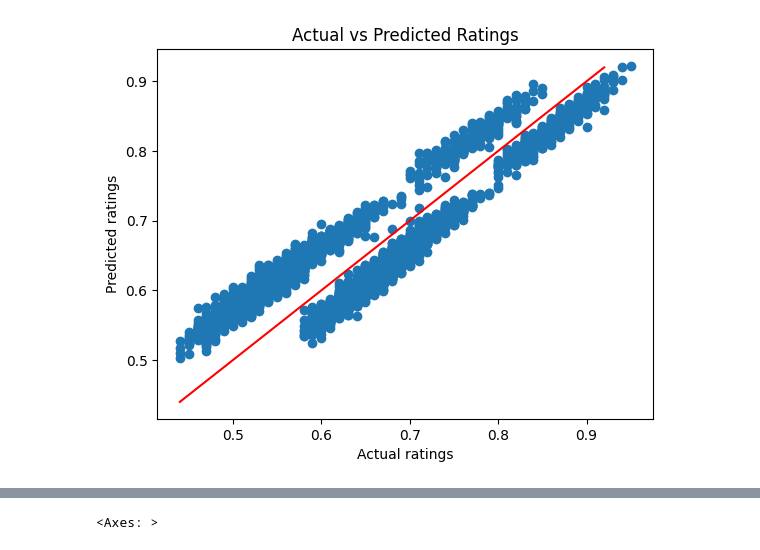
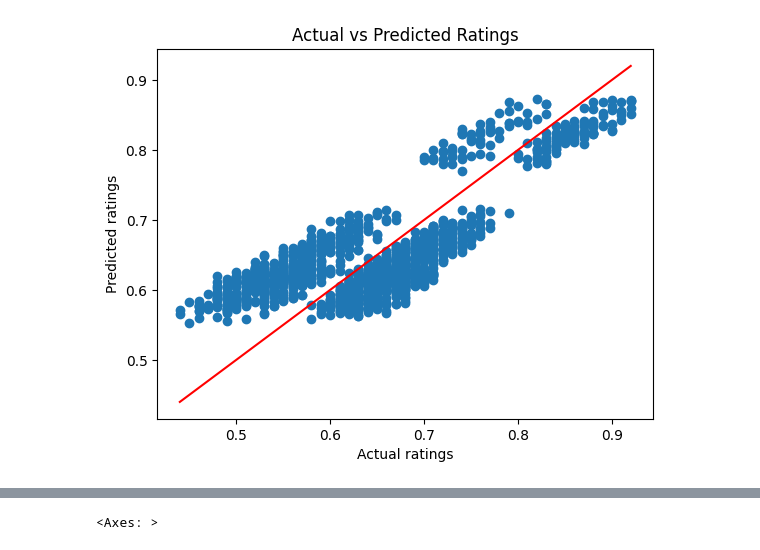
Before and after one commit to ssd2008/Reshis, a Jupyter notebook: catboost.ipynb, the cells around one changed output, grey strips where cells are left out. Cells and saved outputs as stored; diff of their text form; code cells hidden in the pictures.

```diff
--- a/catboost.ipynb
+++ b/catboost.ipynb
@@ -31,0 +61,12 @@ df = df.astype({col: 'int' for col in df.select_dtypes(include='bool').columns})
+# %%
+cat = 'short_nm'
+L = df[cat].unique().tolist()
+for vuz in L:
+    val = df[df[cat] == vuz]['score'].mean()
+    if val < 0.64:
+        df[cat].replace({vuz: '1'}, inplace=True)
+    else:
+        df[cat].replace({vuz: '-1'}, inplace=True)
+df[cat] = df[cat].astype(int)
+df['score'].hist()
+df.drop('score', axis=1, inplace=True)
@@ -47,7 +90,7 @@ test_pool = Pool(data=X_test, label=y_test, cat_features=categorical_features)
 # %%
 # Создаем модель CatBoost для регрессии
 model = CatBoostRegressor(
-    iterations=250,            # Количество итераций, можно уменьшить если модель начинает переобучаться
+    iterations=300,            # Количество итераций, можно уменьшить если модель начинает переобучаться
     learning_rate=0.05,         # Уменьшаем шаг обучения
     depth=8,                    # Умеренная глубина, чтобы избежать переобучения
     cat_features=categorical_features,
@@ -75,12 +119,12 @@ Shrink model to first 207 iterations.
 from sklearn.metrics import mean_squared_error, mean_absolute_error, r2_score
 
 # Предсказания на тестовых данных
-y_pred = model.predict(X)
+y_pred = model.predict(X_test)
 
 # Рассчитываем метрики
-mse = mean_squared_error(y, y_pred)
-mae = mean_absolute_error(y, y_pred)
-r2 = r2_score(y, y_pred)
+mse = mean_squared_error(y_test, y_pred)
+mae = mean_absolute_error(y_test, y_pred)
+r2 = r2_score(y_test, y_pred)
 
 print(f'MSE: {mse}')
 print(f'MAE: {mae}')
@@ -117,14 +165,14 @@ feature_importances
 # %%
 import matplotlib.pyplot as plt
 
-plt.scatter(y, y_pred)
+plt.scatter(y_test, y_pred)
 plt.xlabel('Actual ratings')
 plt.ylabel('Predicted ratings')
 plt.title('Actual vs Predicted Ratings')
 plt.plot([min(y_test), max(y_test)], [min(y_test), max(y_test)], color='red')
 plt.show()
 # %% [output]
-[figure, old version]
+[figure, new version]
 # %%
 df = df[['approve_dttm', 'approve_flg', 'initial_approved_amt', 'initial_term', 'age']]
 # %%
```
Also changed, not shown: parts of 10 cells of this notebook, 2 other files.
